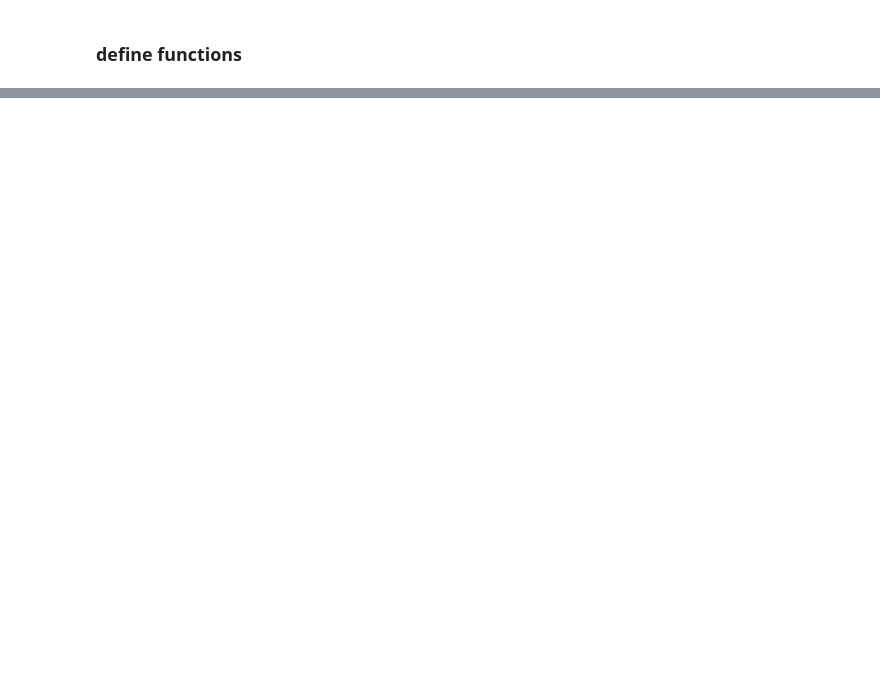
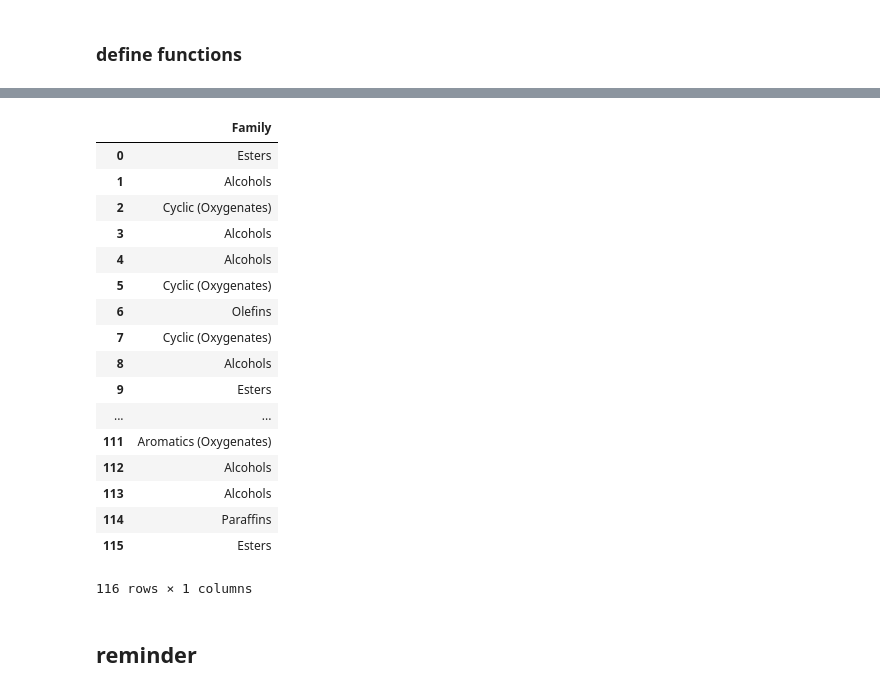
Before and after one commit to Zhangjt9317/Biofuel-Group-Project, a Jupyter notebook: MyProject/Classification_knn.ipynb, the cells around one changed output, grey strips where cells are left out. Saved outputs shown, nothing was run; the diff lists cells and outputs as text; code cells hidden in the pictures; blank space fills up the shorter version.

```diff
--- a/MyProject/Classification_knn.ipynb
+++ b/MyProject/Classification_knn.ipynb
@@ -84,0 +143,32 @@ choose_k(X, y, X_test_fp, y_test_fp, k)
+# %%
+def predict_family (X_train, y_train, X_test, k):
+    knn = KNeighborsClassifier(n_neighbors=k)
+    knn.fit(X_train, y_train)
+    y_pred = knn.predict(X_test)
+    result = pd.DataFrame()
+    for i in range(len(y_pred)):
+        result.loc[i, 'Family']=family[y_pred[i]]
+    return result
+# %%
+predict_family (X_train, y_train, X_test, 4)
+# %% [output]
+|  | Family |
+| 0 | Esters |
+| 1 | Alcohols |
+| 2 | Cyclic (Oxygenates) |
+| 3 | Alcohols |
+| 4 | Alcohols |
+| 5 | Cyclic (Oxygenates) |
+| 6 | Olefins |
+| 7 | Cyclic (Oxygenates) |
+| 8 | Alcohols |
+| 9 | Esters |
+| ... | ... |
+| 111 | Aromatics (Oxygenates) |
+| 112 | Alcohols |
+| 113 | Alcohols |
+| 114 | Paraffins |
+| 115 | Esters |
+116 rows × 1 columns
+# %% [markdown]
+## reminder
```
Also changed, not shown: parts of 22 cells of this notebook.
